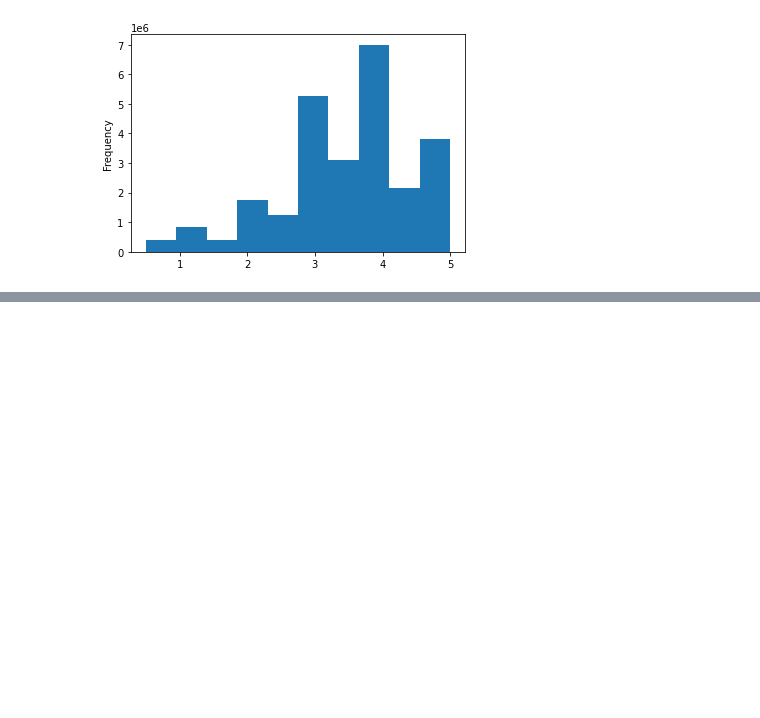
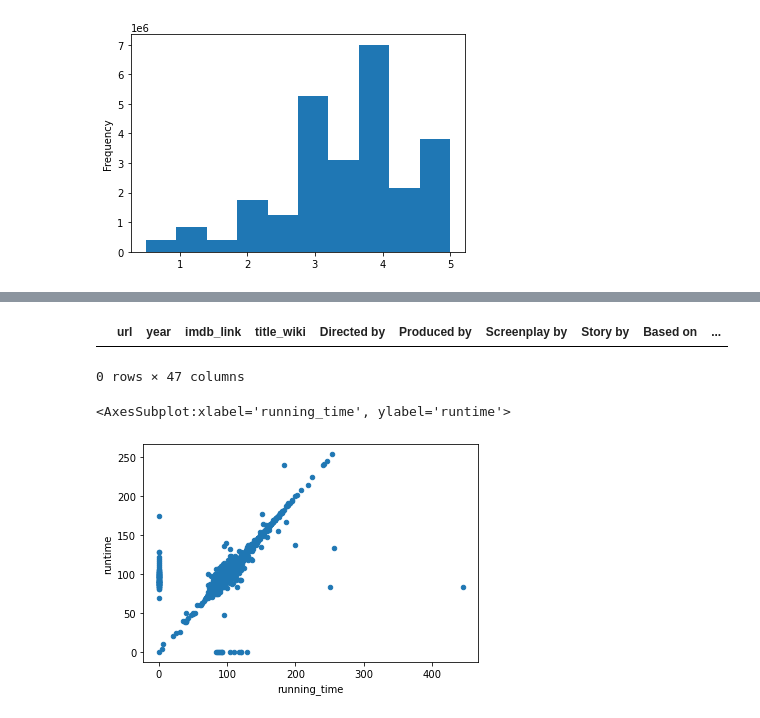
Before and after one commit to montillall/Movies-ETL, a Jupyter notebook: Exploratory_data.ipynb, the cells around one changed output, grey strips where cells are left out. Drawn from its saved outputs; the diff is of its cells as text; code cells hidden in the pictures; blank space fills up the shorter version.

```diff
--- a/Exploratory_data.ipynb
+++ b/Exploratory_data.ipynb
@@ -742,3 +742,7 @@ min                     0.50
 max                     5.00
 Name: rating, dtype: float64
 [figure]
+# %%
+# Inspect print out columns to identify which are redundant, use suffixes to make it easier to identify
+# which table is coming from
+movies_df = pd.merge(wiki_movies_df, kaggle_metadata, on='imdb_id', suffixes=['_wiki','_kaggle'])
@@ -744,0 +795,17 @@ Name: rating, dtype: float64
+# %%
+# Both options look good, kaggle data looks bit more consistent. Confirm there are not missing titles in kaggle dataset
+# Show any rows where title_kaggle is empty
+movies_df[(movies_df['title_kaggle'] == '') | (movies_df['title_kaggle'].isnull())]
+
+# no results returned so drop wikipedia titles
+# %% [output]
+|  | url | year | imdb_link | title_wiki | Directed by | Produced by | Screenplay by | Story by | Based on | ... |
+0 rows × 47 columns
+# %%
+# looking at runtime, using a scatter plot. code will fill in missing cvalues with 0 and make scatter plot
+movies_df.fillna(0).plot(x='running_time', y='runtime', kind='scatter')
+
+# runtimes pretty close but wikipedia has some outliers, so kaggle data is probably better choice
+# %% [output]
+<AxesSubplot:xlabel='running_time', ylabel='runtime'>
+[figure, added]
```
Also changed, not shown: parts of 19 cells of this notebook.
